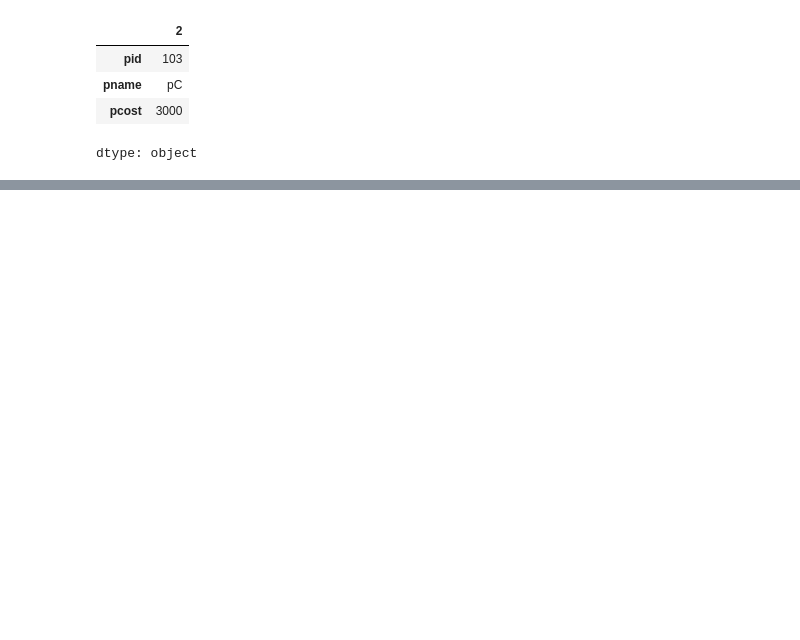
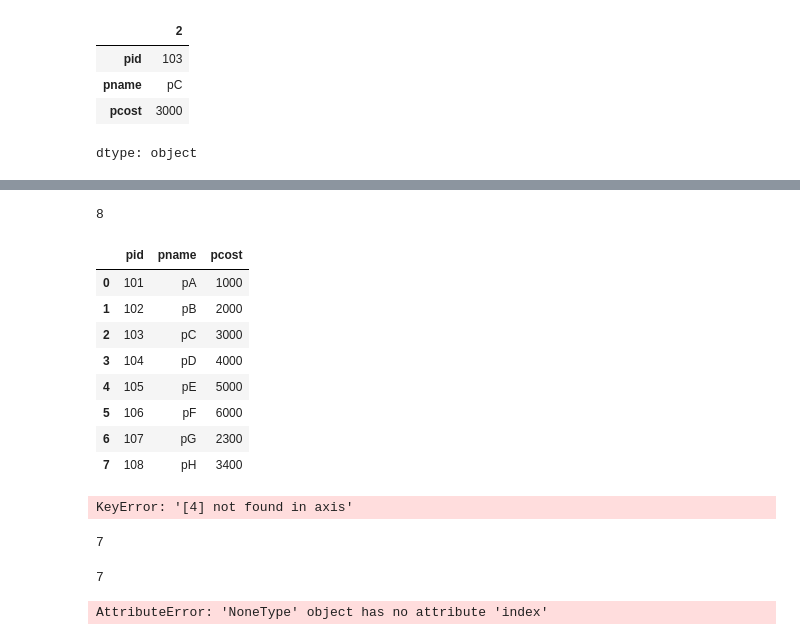
Before and after one commit to azhar258/Advance_Data_Engineering, a Jupyter notebook: Day1_03112025.ipynb, the cells around one changed output, grey strips where cells are left out. Cells and saved outputs as stored; diff of their text form; code cells hidden in the pictures; blank space fills up the shorter version.

```diff
--- a/Day1_03112025.ipynb
+++ b/Day1_03112025.ipynb
@@ -603,0 +635,30 @@ df2.loc[2:]
+# %%
+len(df2.index)
+# %% [output]
+8
+# %%
+df2
+# %% [output]
+|  | pid | pname | pcost |
+| 0 | 101 | pA | 1000 |
+| 1 | 102 | pB | 2000 |
+| 2 | 103 | pC | 3000 |
+| 3 | 104 | pD | 4000 |
+| 4 | 105 | pE | 5000 |
+| 5 | 106 | pF | 6000 |
+| 6 | 107 | pG | 2300 |
+| 7 | 108 | pH | 3400 |
+# %%
+df3 = df2.drop(4,inplace=True)
+# %% [output]
+KeyError: '[4] not found in axis'
+# %%
+len(df2.index)
+# %% [output]
+7
+# %%
+print(len(df2.index))
+print(len(df3.index))
+# %% [output]
+7
+AttributeError: 'NoneType' object has no attribute 'index'
```
Also changed, not shown: parts of 20 cells of this notebook.
